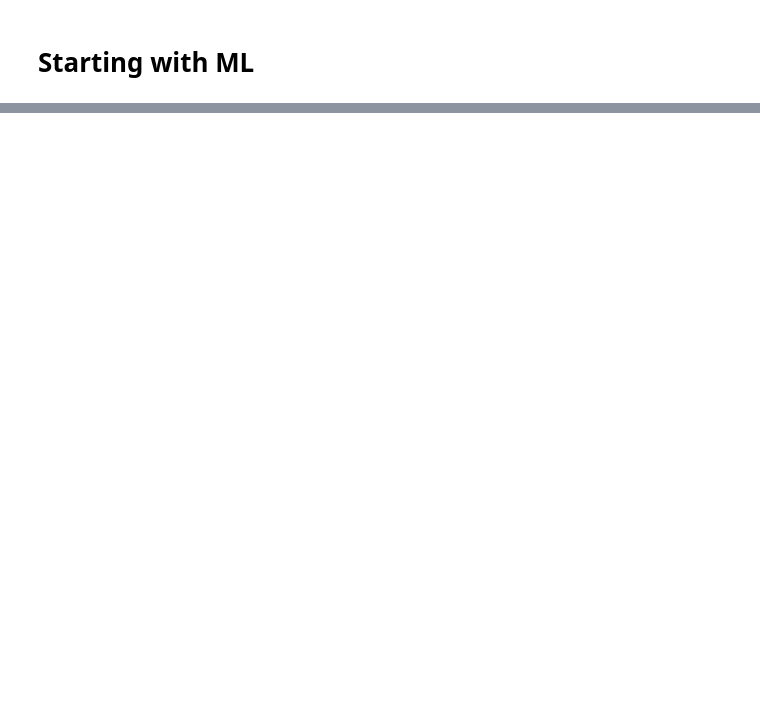
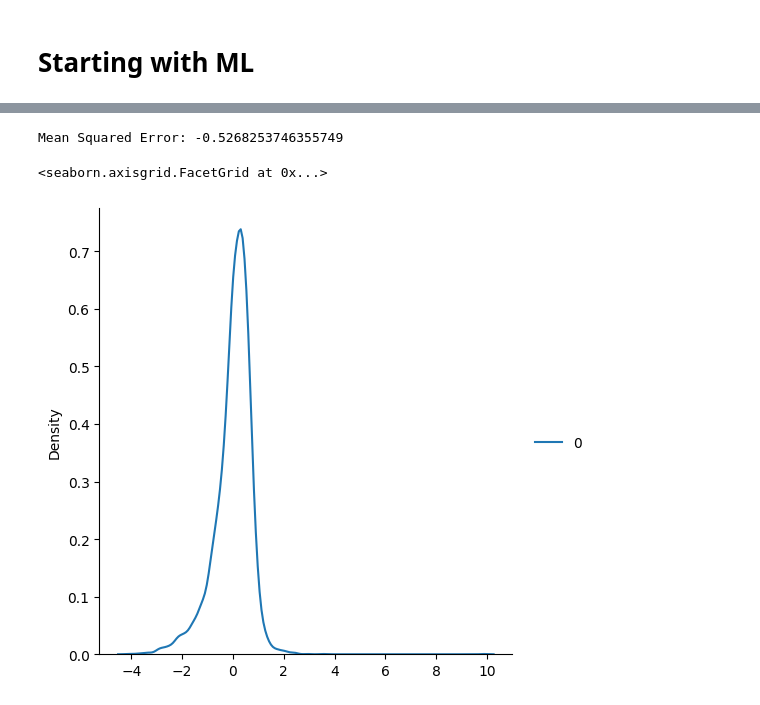
Before and after one commit to Nevil-Dhinoja/ML-Nevil, a Jupyter notebook: ML_Nevil.ipynb, the cells around one changed output, grey strips where cells are left out. Cells and saved outputs as stored; diff of their text form; code cells hidden in the pictures; blank space fills up the shorter version.

```diff
--- a/ML_Nevil.ipynb
+++ b/ML_Nevil.ipynb
@@ -99,0 +154,6 @@ plt.show()
+# %%
+## Independent Feature and Dependent Features
+X= dataset
+Y = df.target
+Y=pd.DataFrame(Y)
+Y.head()
@@ -99,0 +167,5 @@ plt.show()
+# %%
+## Train Test Split
+from sklearn.model_selection import train_test_split
+X_train, X_test, Y_train, Y_test = train_test_split(X, Y, test_size=0.30, random_state=42)
+X_train
@@ -99,0 +213,27 @@ plt.show()
+# %%
+# Standarizing dataset
+from sklearn.preprocessing import StandardScaler
+scaler = StandardScaler()
+X_train = scaler.fit_transform(X_train)
+X_test = scaler.transform(X_test)
+# %%
+## Implemention of Linear Regression
+from sklearn.linear_model import LinearRegression
+from sklearn.model_selection import cross_val_score
+from sklearn.metrics import mean_squared_error
+model = LinearRegression()
+model.fit(X_train, Y_train)
+mse = cross_val_score(model, X_train, Y_train,scoring='neg_mean_squared_error', cv=5)
+mean_mse = np.mean(mse)
+print("Mean Squared Error:", mean_mse)
+# %% [output]
+Mean Squared Error: -0.5268253746355749
+# %%
+## Prediction
+pred = model.predict(X_test)
+import seaborn as sns
+from sklearn.datasets.sample_generator import make_blobs
+sns.displot(pred-Y_test,kind='kde')
+# %% [output]
+<seaborn.axisgrid.FacetGrid at 0x...>
+[figure, added]
```
Also changed, not shown: parts of 10 cells of this notebook.
